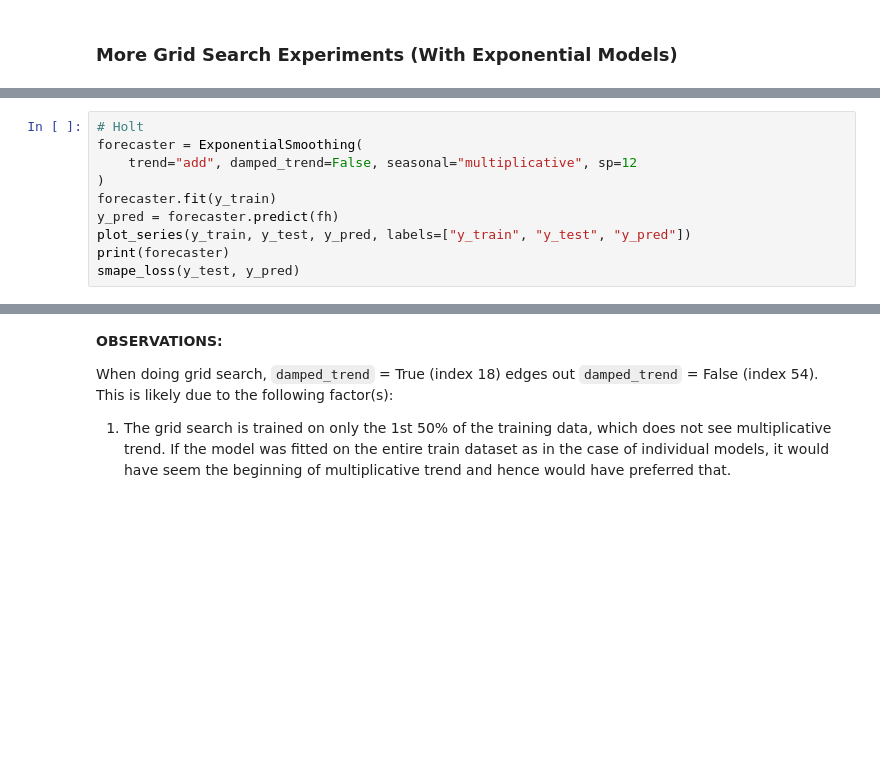
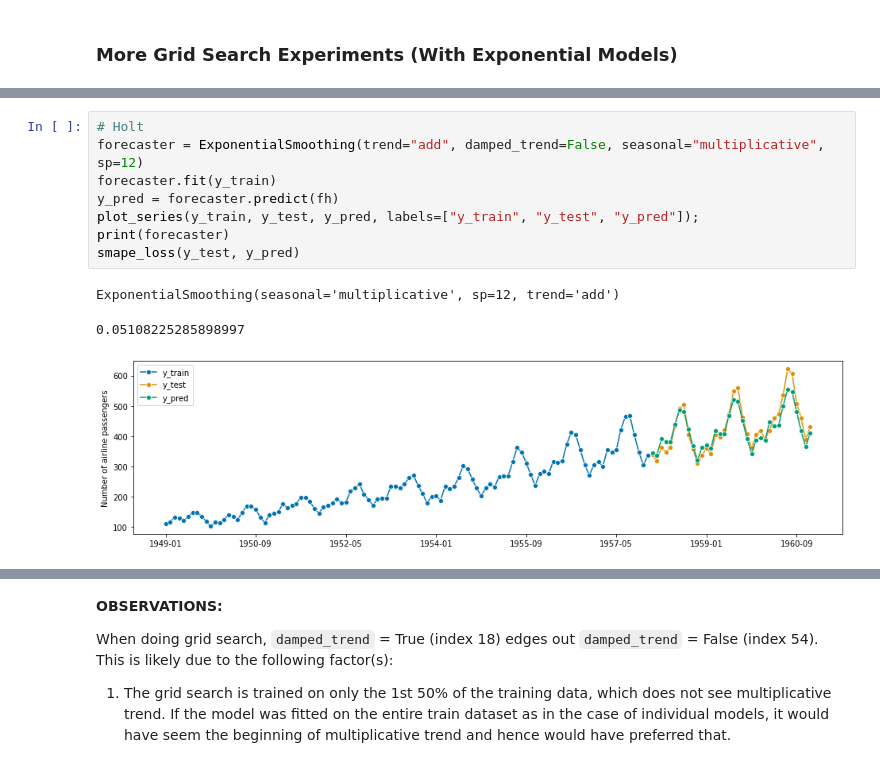
Before and after one commit to ngupta23/sktime, a Jupyter notebook: nikhil_local_testing/sktime_automl.ipynb, the cells around one changed output, grey strips where cells are left out. Drawn from its saved outputs; the diff is of its cells as text; blank space fills up the shorter version.

```diff
--- a/nikhil_local_testing/sktime_automl.ipynb
+++ b/nikhil_local_testing/sktime_automl.ipynb
@@ -229,12 +244,14 @@ smape_loss(y_test, y_pred)
 # %%
 # Holt
-forecaster = ExponentialSmoothing(
-    trend="add", damped_trend=False, seasonal="multiplicative", sp=12
-)
+forecaster = ExponentialSmoothing(trend="add", damped_trend=False, seasonal="multiplicative", sp=12)
 forecaster.fit(y_train)
 y_pred = forecaster.predict(fh)
-plot_series(y_train, y_test, y_pred, labels=["y_train", "y_test", "y_pred"])
+plot_series(y_train, y_test, y_pred, labels=["y_train", "y_test", "y_pred"]);
 print(forecaster)
 smape_loss(y_test, y_pred)
+# %% [output]
+ExponentialSmoothing(seasonal='multiplicative', sp=12, trend='add')
+0.05108225285898997
+[figure, added]
 # %%
 # Damped
```
Also changed, not shown: parts of 24 cells of this notebook.
